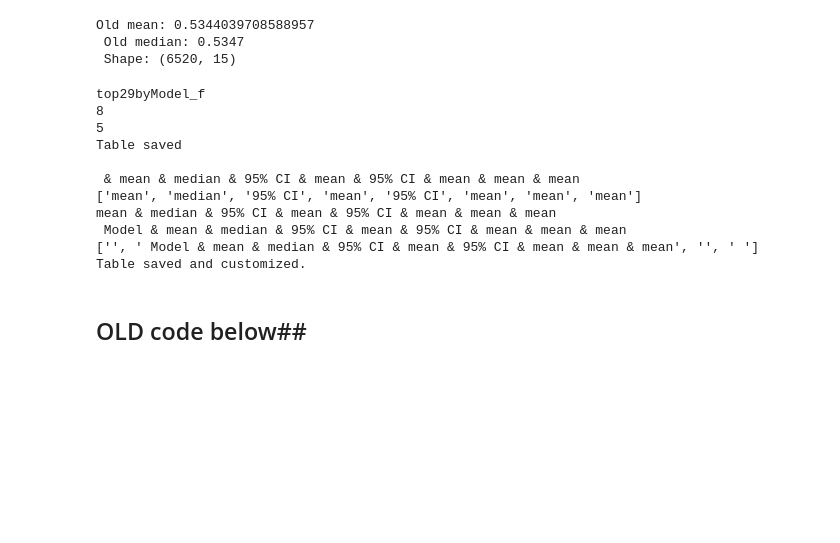
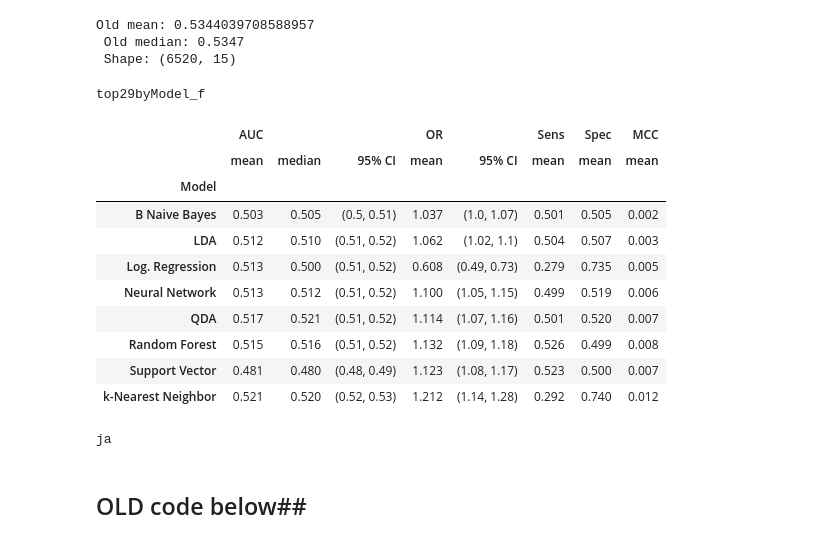
Before and after one commit to PerinatalLab/ml_genetics, a Jupyter notebook: workflow/notebooks/plottings.ipynb, the cells around one changed output. Drawn from its saved outputs; the diff is of its cells as text; code cells hidden in the pictures; blank space fills up the shorter version.

```diff
--- a/workflow/notebooks/plottings.ipynb
+++ b/workflow/notebooks/plottings.ipynb
@@ -130,44 +130,50 @@ for key, values in rownames.items():
         categories = [k_name for k_name in rownames.keys() if k_name!=filterkey]
         categories_str = ''.join(categories)
         file_name = f"{sub}by{categories_str}_{filtered}"
 
 valnames = [
 #    'AUC(train)',
     'AUC',
     'OR',
     'Sens',
     'Spec',
 #    'BalAcc',
     'MCC'
     ]
 
 #categories.append('Fold')
 funcs = {
 #    'AUC(test)':['median', 'CI'],
 #    'AUC(cMean)':['median', 'CI'],
     'AUC':['mean', 'median', 'CI'],
     'OR':['mean', 'CI']}
 full_agg = tf.agg_table(sub_df, categories, valname=valnames, functions=funcs)#{'AUC':['median', 'CI'],'AUC(cMean)':['median', 'CI'], 'OR':['median', 'CI']})
 if dfname == 'cm':
     file_name = file_name + f'_{dfname}'
 print(file_name)
 
 full_agg
 #categories
 #file_name
-tf.save_tex(full_agg, file_name, site=site)
+#tf.save_tex(full_agg, file_name, site=site)
 # %% [output]
 top29byModel_f
-8
-5
-Table saved
-
- & mean & median & 95% CI & mean & 95% CI & mean & mean & mean
-['mean', 'median', '95% CI', 'mean', '95% CI', 'mean', 'mean', 'mean']
-mean & median & 95% CI & mean & 95% CI & mean & mean & mean
- Model & mean & median & 95% CI & mean & 95% CI & mean & mean & mean
-['', ' Model & mean & median & 95% CI & mean & 95% CI & mean & mean & mean', '', ' ']
-Table saved and customized.
+|  | AUC |  |  | OR |  | Sens | Spec | MCC |
+|  | mean | median | 95% CI | mean | 95% CI | mean | mean | mean |
+| Model |  |  |  |  |  |  |  |  |
+| B Naive Bayes | 0.503 | 0.505 | (0.5, 0.51) | 1.037 | (1.0, 1.07) | 0.501 | 0.505 | 0.002 |
+| LDA | 0.512 | 0.510 | (0.51, 0.52) | 1.062 | (1.02, 1.1) | 0.504 | 0.507 | 0.003 |
+| Log. Regression | 0.513 | 0.500 | (0.51, 0.52) | 0.608 | (0.49, 0.73) | 0.279 | 0.735 | 0.005 |
+| Neural Network | 0.513 | 0.512 | (0.51, 0.52) | 1.100 | (1.05, 1.15) | 0.499 | 0.519 | 0.006 |
+| QDA | 0.517 | 0.521 | (0.51, 0.52) | 1.114 | (1.07, 1.16) | 0.501 | 0.520 | 0.007 |
+| Random Forest | 0.515 | 0.516 | (0.51, 0.52) | 1.132 | (1.09, 1.18) | 0.526 | 0.499 | 0.008 |
+| Support Vector | 0.481 | 0.480 | (0.48, 0.49) | 1.123 | (1.08, 1.17) | 0.523 | 0.500 | 0.007 |
+| k-Nearest Neighbor | 0.521 | 0.520 | (0.52, 0.53) | 1.212 | (1.14, 1.28) | 0.292 | 0.740 | 0.012 |
+# %%
+if type(full_agg.columns) == pd.MultiIndex:
+    print("ja")
+# %% [output]
+ja
 # %% [markdown]
 ## OLD code below##
 # %%
```
Also changed, not shown: 2 other files.
